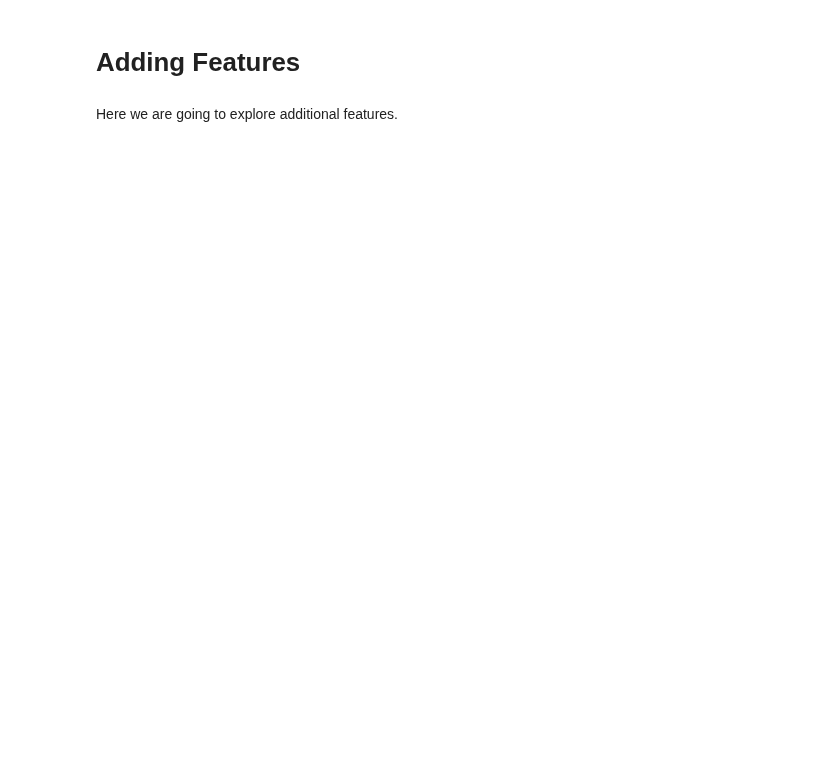
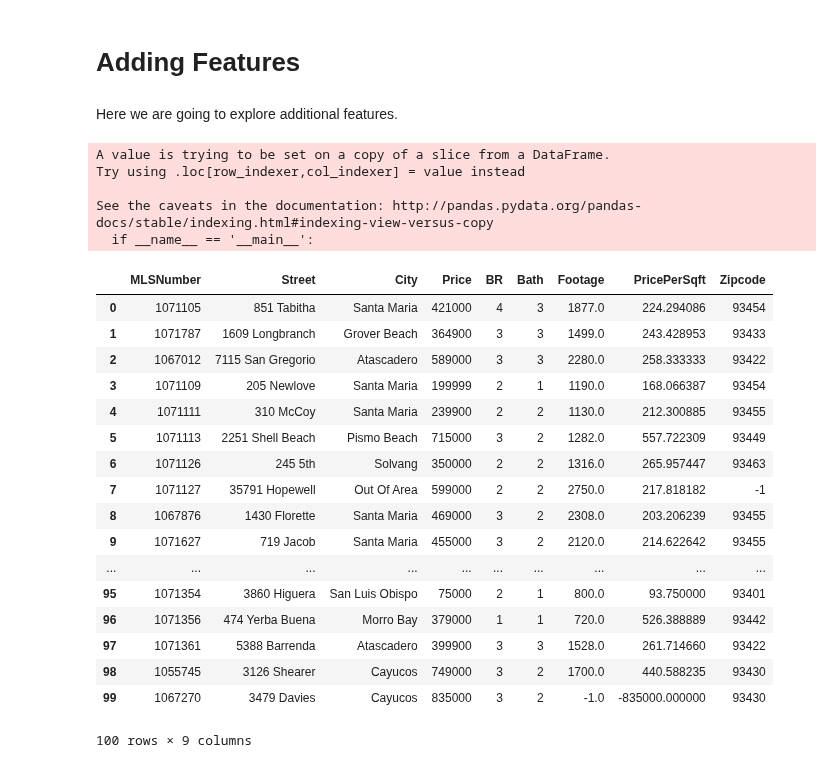
Before and after one commit to waylinw/Project3, a Jupyter notebook: Cleaning Data.ipynb, the cells around one changed output. Saved outputs shown, nothing was run; the diff lists cells and outputs as text; code cells hidden in the pictures; blank space fills up the shorter version.

Commit message:
added zipcode

```diff
--- a/Cleaning Data.ipynb
+++ b/Cleaning Data.ipynb
@@ -120,0 +127,45 @@ Here we are going to explore additional features.
+# %%
+gmaps = googlemaps.Client(key="AIzaSyBx_ldzE107mGW8sAadPWmtkVbvmNZ4Bmw")
+# %%
+test_data = data[:500]
+# %%
+def get_zipcode(entry):
+    lookup_string = entry["Street"] + " " + entry["City"] + " " ", CA"
+    lookup = gmaps.geocode(lookup_string)
+    time.sleep(0.001)
+
+    for comp in lookup[0]["address_components"]:
+        if comp["types"][0] == "postal_code":
+
+            return comp["long_name"]
+
+    return "-1"
+# %%
+test_data["Zipcode"] = test_data.apply(get_zipcode, axis=1)
+# %% [output]
+A value is trying to be set on a copy of a slice from a DataFrame.
+Try using .loc[row_indexer,col_indexer] = value instead
+
+See the caveats in the documentation: http://pandas.pydata.org/pandas-docs/stable/indexing.html#indexing-view-versus-copy
+  if __name__ == '__main__':
+# %%
+test_data
+# %% [output]
+|  | MLSNumber | Street | City | Price | BR | Bath | Footage | PricePerSqft | Zipcode |
+| 0 | 1071105 | 851 Tabitha | Santa Maria | 421000 | 4 | 3 | 1877.0 | 224.294086 | 93454 |
+| 1 | 1071787 | 1609 Longbranch | Grover Beach | 364900 | 3 | 3 | 1499.0 | 243.428953 | 93433 |
+| 2 | 1067012 | 7115 San Gregorio | Atascadero | 589000 | 3 | 3 | 2280.0 | 258.333333 | 93422 |
+| 3 | 1071109 | 205 Newlove | Santa Maria | 199999 | 2 | 1 | 1190.0 | 168.066387 | 93454 |
+| 4 | 1071111 | 310 McCoy | Santa Maria | 239900 | 2 | 2 | 1130.0 | 212.300885 | 93455 |
+| 5 | 1071113 | 2251 Shell Beach | Pismo Beach | 715000 | 3 | 2 | 1282.0 | 557.722309 | 93449 |
+| 6 | 1071126 | 245 5th | Solvang | 350000 | 2 | 2 | 1316.0 | 265.957447 | 93463 |
+| 7 | 1071127 | 35791 Hopewell | Out Of Area | 599000 | 2 | 2 | 2750.0 | 217.818182 | -1 |
+| 8 | 1067876 | 1430 Florette | Santa Maria | 469000 | 3 | 2 | 2308.0 | 203.206239 | 93455 |
+| 9 | 1071627 | 719 Jacob | Santa Maria | 455000 | 3 | 2 | 2120.0 | 214.622642 | 93455 |
+| ... | ... | ... | ... | ... | ... | ... | ... | ... | ... |
+| 95 | 1071354 | 3860 Higuera | San Luis Obispo | 75000 | 2 | 1 | 800.0 | 93.750000 | 93401 |
+| 96 | 1071356 | 474 Yerba Buena | Morro Bay | 379000 | 1 | 1 | 720.0 | 526.388889 | 93442 |
+| 97 | 1071361 | 5388 Barrenda | Atascadero | 399900 | 3 | 3 | 1528.0 | 261.714660 | 93422 |
+| 98 | 1055745 | 3126 Shearer | Cayucos | 749000 | 3 | 2 | 1700.0 | 440.588235 | 93430 |
+| 99 | 1067270 | 3479 Davies | Cayucos | 835000 | 3 | 2 | -1.0 | -835000.000000 | 93430 |
+100 rows × 9 columns
```
Also changed, not shown: parts of 19 cells of this notebook, 1 other file.
